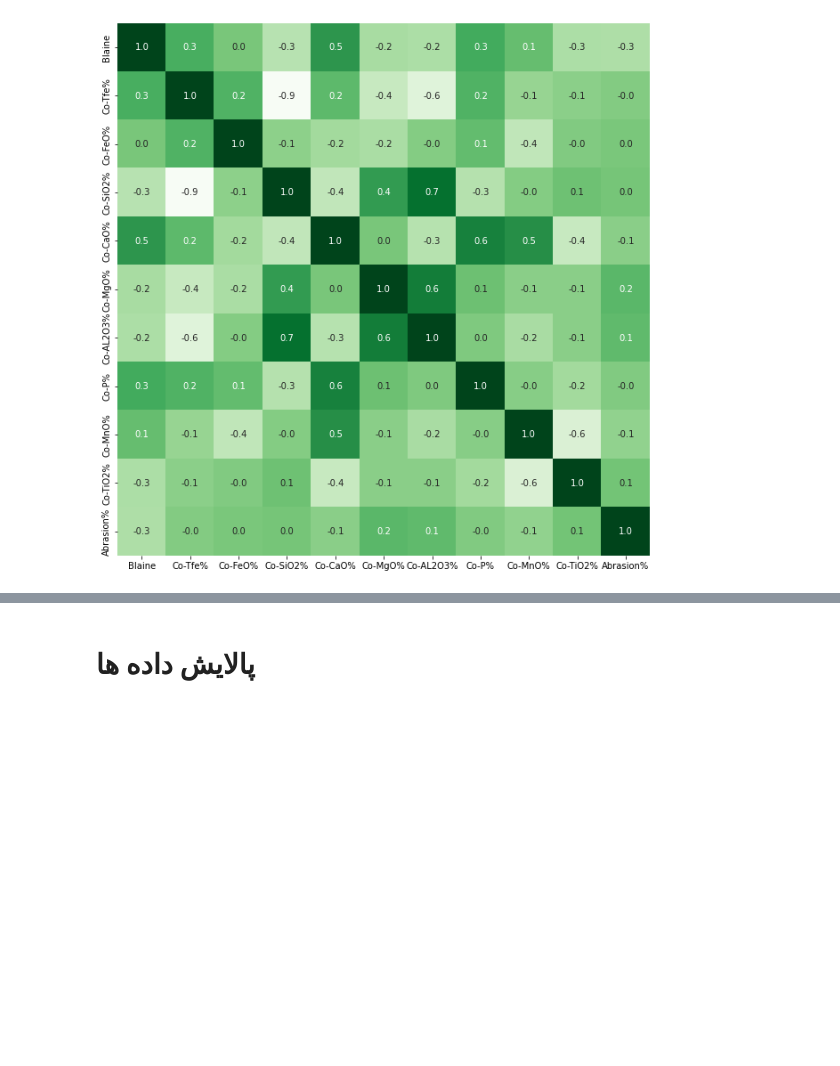
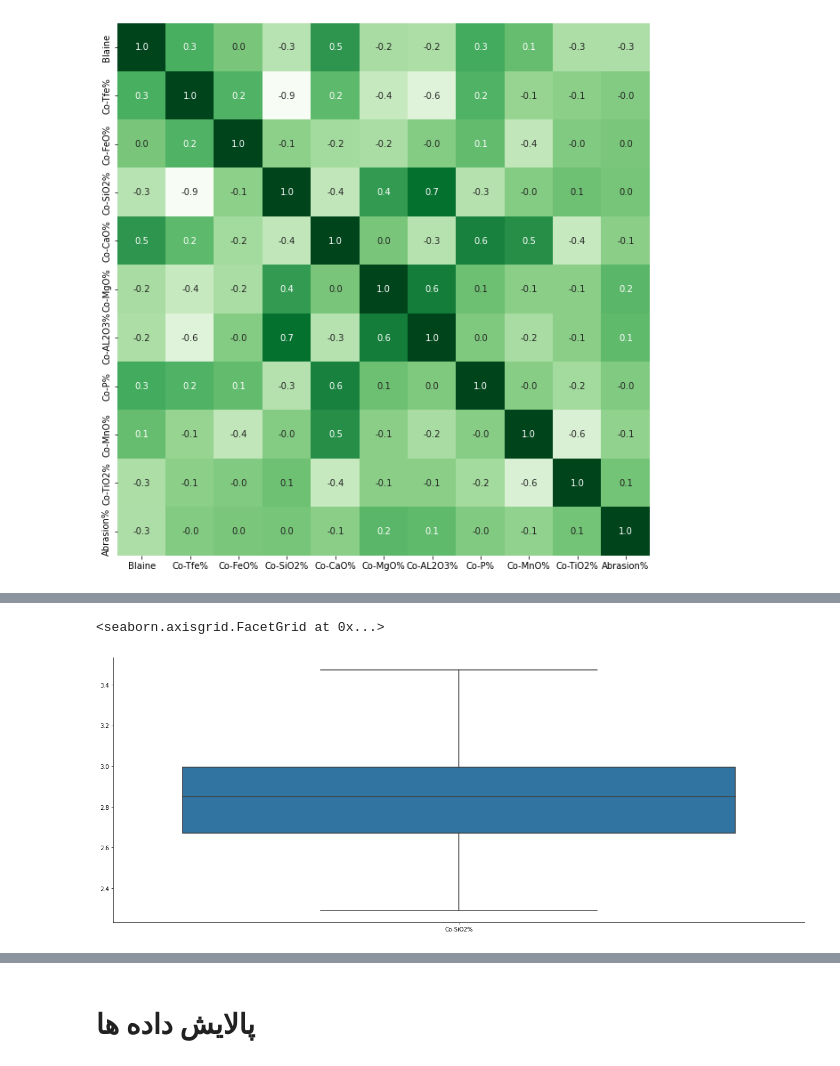
Before and after one commit to heidaralavi/APC-, a Jupyter notebook: APC-PRJ1.ipynb, the cells around one changed output, grey strips where cells are left out. Saved outputs shown, nothing was run; the diff lists cells and outputs as text; code cells hidden in the pictures; blank space fills up the shorter version.

```diff
--- a/APC-PRJ1.ipynb
+++ b/APC-PRJ1.ipynb
@@ -116,0 +159,5 @@ sns.heatmap(corr, cbar=False,square= True, fmt='.1f', annot=True, annot_kws={'si
+# %%
+sns.catplot(data=df.iloc[:,3:4], kind='box' , height=7, aspect=2.5)
+# %% [output]
+<seaborn.axisgrid.FacetGrid at 0x...>
+[figure, added]
```
Also changed, not shown: parts of 11 cells of this notebook.
